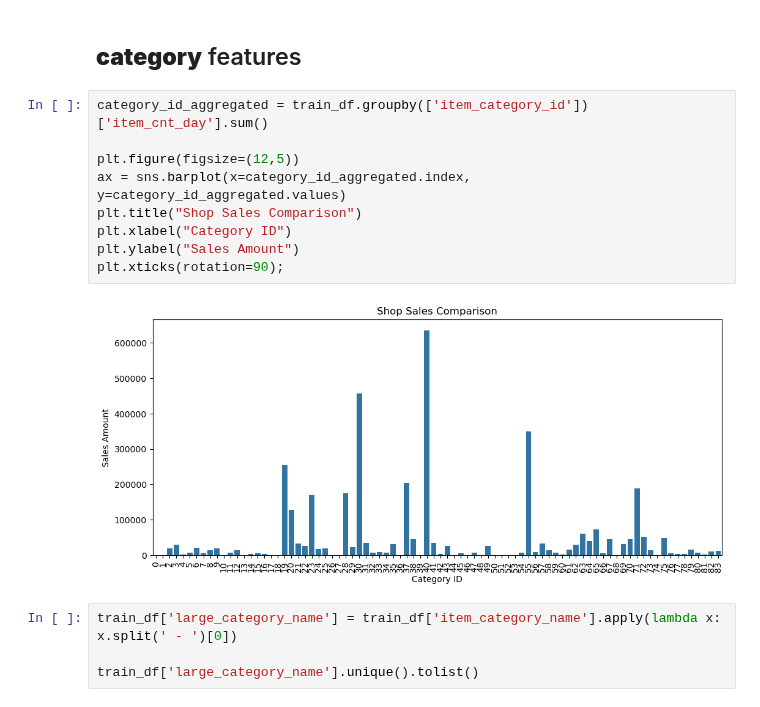
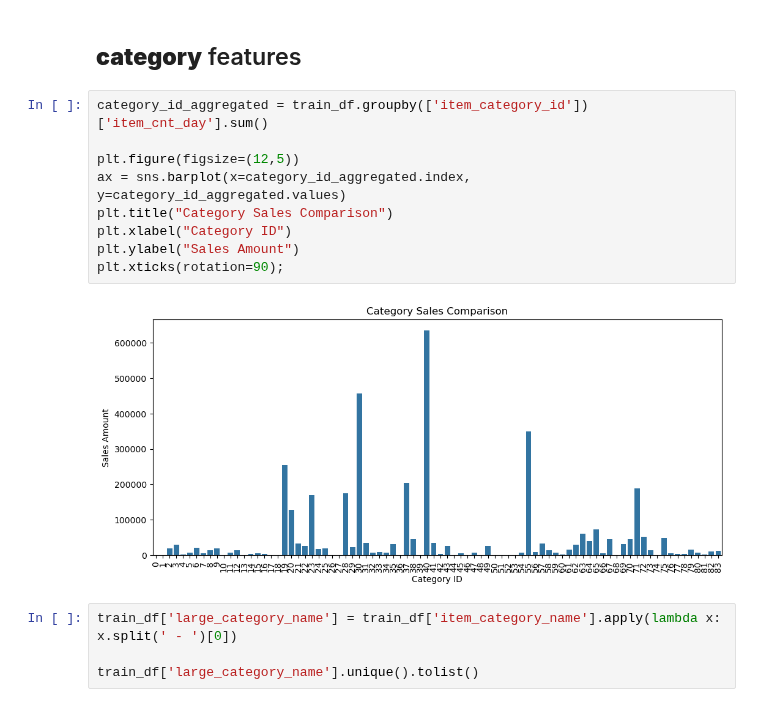
Before and after one commit to Alexennk/ml-ds-practice, a Jupyter notebook: notebooks/eda_notebook.ipynb, the cells around one changed output. Saved outputs shown, nothing was run; the diff lists cells and outputs as text.

```diff
--- a/notebooks/eda_notebook.ipynb
+++ b/notebooks/eda_notebook.ipynb
@@ -330,14 +328,14 @@ train_strange_names[['item_name', 'item_cnt_day', 'item_price']]
 # %%
 category_id_aggregated = train_df.groupby(['item_category_id'])['item_cnt_day'].sum()
 
 plt.figure(figsize=(12,5))
 ax = sns.barplot(x=category_id_aggregated.index, y=category_id_aggregated.values)
-plt.title("Shop Sales Comparison")
+plt.title("Category Sales Comparison")
 plt.xlabel("Category ID")
 plt.ylabel("Sales Amount")
 plt.xticks(rotation=90);
 # %% [output]
-[figure, old version]
+[figure, new version]
 # %%
 train_df['large_category_name'] = train_df['item_category_name'].apply(lambda x: x.split(' - ')[0])
 
```
Also changed, not shown: parts of 44 cells of this notebook.
